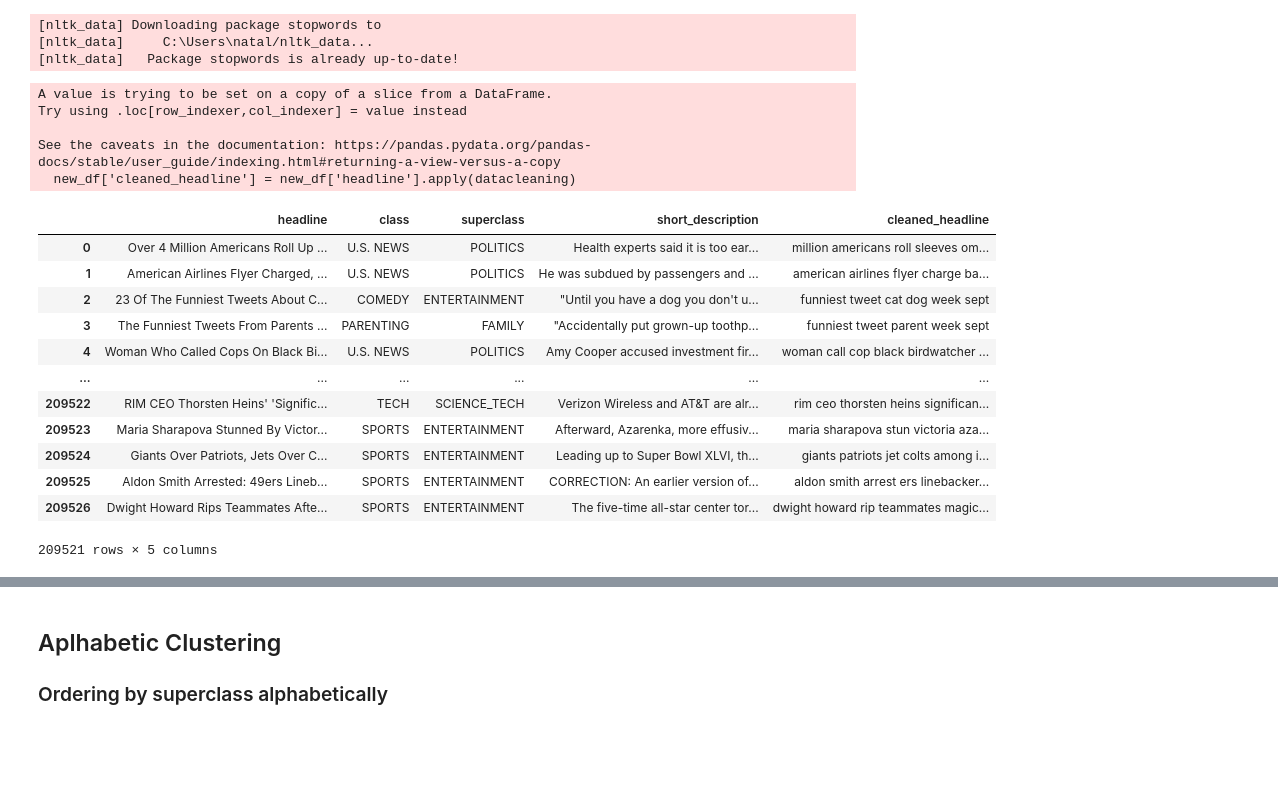
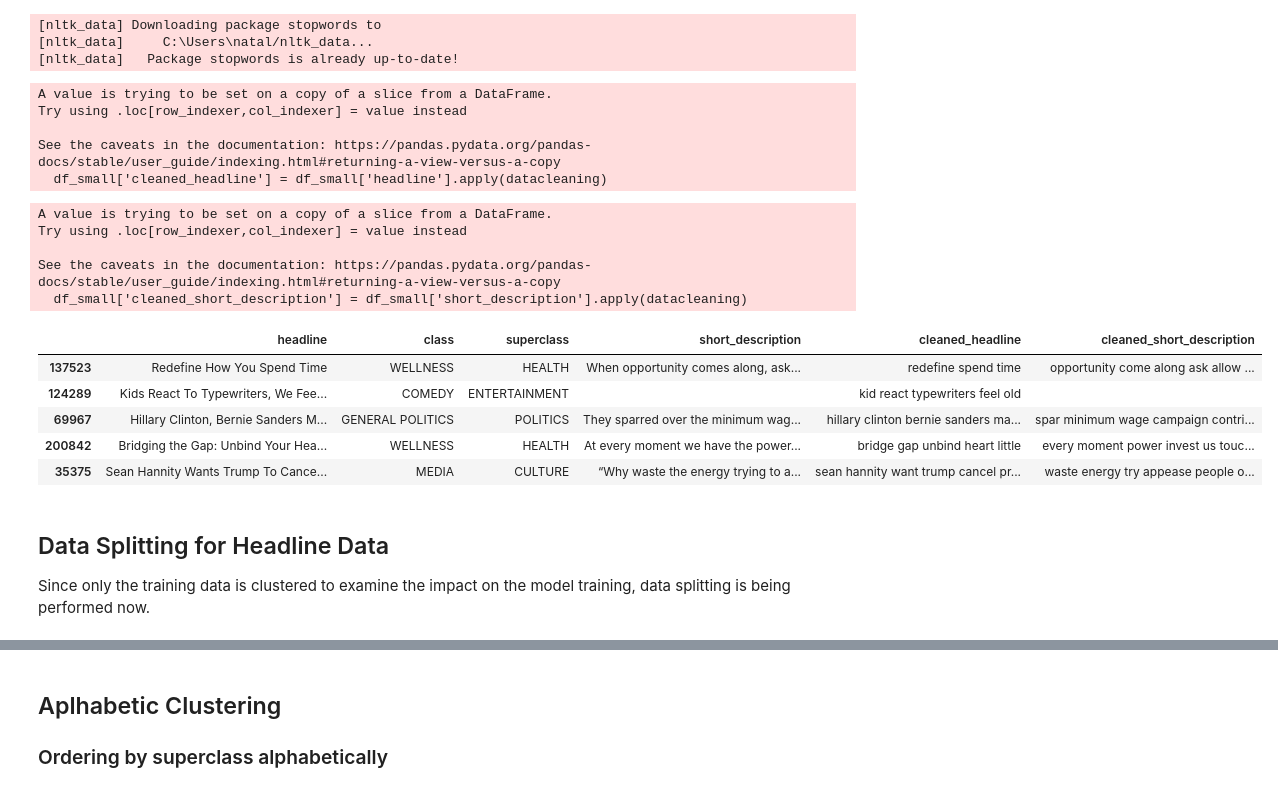
Before and after one commit to NatRedwood/Semantical_Clustering_Data_Classification_Model, a Jupyter notebook: scripts/data_clean_order_text.ipynb, the cells around one changed output, grey strips where cells are left out. Saved outputs shown, nothing was run; the diff lists cells and outputs as text; code cells hidden in the pictures; blank space fills up the shorter version.

```diff
--- a/scripts/data_clean_order_text.ipynb
+++ b/scripts/data_clean_order_text.ipynb
@@ -211,26 +211,31 @@ def datacleaning(text):
 
     return ' '.join(sentence)
 # %%
-new_df['cleaned_headline'] = new_df['headline'].apply(datacleaning)
+df_small['cleaned_headline'] = df_small['headline'].apply(datacleaning)
 # %% [output]
 A value is trying to be set on a copy of a slice from a DataFrame.
 Try using .loc[row_indexer,col_indexer] = value instead
 
 See the caveats in the documentation: https://pandas.pydata.org/pandas-docs/stable/user_guide/indexing.html#returning-a-view-versus-a-copy
-  new_df['cleaned_headline'] = new_df['headline'].apply(datacleaning)
+  df_small['cleaned_headline'] = df_small['headline'].apply(datacleaning)
-# %%
-new_df
-# %% [output]
-|  | headline | class | superclass | short_description | cleaned_headline |
-| 0 | Over 4 Million Americans Roll Up ... | U.S. NEWS | POLITICS | Health experts said it is too ear... | million americans roll sleeves om... |
-| 1 | American Airlines Flyer Charged, ... | U.S. NEWS | POLITICS | He was subdued by passengers and ... | american airlines flyer charge ba... |
-| 2 | 23 Of The Funniest Tweets About C... | COMEDY | ENTERTAINMENT | "Until you have a dog you don't u... | funniest tweet cat dog week sept |
-| 3 | The Funniest Tweets From Parents ... | PARENTING | FAMILY | "Accidentally put grown-up toothp... | funniest tweet parent week sept |
-| 4 | Woman Who Called Cops On Black Bi... | U.S. NEWS | POLITICS | Amy Cooper accused investment fir... | woman call cop black birdwatcher ... |
-| ... | ... | ... | ... | ... | ... |
-| 209522 | RIM CEO Thorsten Heins' 'Signific... | TECH | SCIENCE_TECH | Verizon Wireless and AT&T are alr... | rim ceo thorsten heins significan... |
-| 209523 | Maria Sharapova Stunned By Victor... | SPORTS | ENTERTAINMENT | Afterward, Azarenka, more effusiv... | maria sharapova stun victoria aza... |
-| 209524 | Giants Over Patriots, Jets Over C... | SPORTS | ENTERTAINMENT | Leading up to Super Bowl XLVI, th... | giants patriots jet colts among i... |
-| 209525 | Aldon Smith Arrested: 49ers Lineb... | SPORTS | ENTERTAINMENT | CORRECTION: An earlier version of... | aldon smith arrest ers linebacker... |
-| 209526 | Dwight Howard Rips Teammates Afte... | SPORTS | ENTERTAINMENT | The five-time all-star center tor... | dwight howard rip teammates magic... |
-209521 rows × 5 columns
+# %%
+df_small['cleaned_short_description'] = df_small['short_description'].apply(datacleaning)
+# %% [output]
+A value is trying to be set on a copy of a slice from a DataFrame.
+Try using .loc[row_indexer,col_indexer] = value instead
+
+See the caveats in the documentation: https://pandas.pydata.org/pandas-docs/stable/user_guide/indexing.html#returning-a-view-versus-a-copy
+  df_small['cleaned_short_description'] = df_small['short_description'].apply(datacleaning)
+# %%
+df_small.sample(5)
+# %% [output]
+|  | headline | class | superclass | short_description | cleaned_headline | cleaned_short_description |
+| 137523 | Redefine How You Spend Time | WELLNESS | HEALTH | When opportunity comes along, ask... | redefine spend time | opportunity come along ask allow ... |
+| 124289 | Kids React To Typewriters, We Fee... | COMEDY | ENTERTAINMENT |  | kid react typewriters feel old |  |
+| 69967 | Hillary Clinton, Bernie Sanders M... | GENERAL POLITICS | POLITICS | They sparred over the minimum wag... | hillary clinton bernie sanders ma... | spar minimum wage campaign contri... |
+| 200842 | Bridging the Gap: Unbind Your Hea... | WELLNESS | HEALTH | At every moment we have the power... | bridge gap unbind heart little | every moment power invest us touc... |
+| 35375 | Sean Hannity Wants Trump To Cance... | MEDIA | CULTURE | “Why waste the energy trying to a... | sean hannity want trump cancel pr... | waste energy try appease people o... |
+# %% [markdown]
+## Data Splitting for Headline Data
+
+Since only the training data is clustered to examine the impact on the model training, data splitting is being performed now.
```
Also changed, not shown: parts of 16 cells of this notebook.
